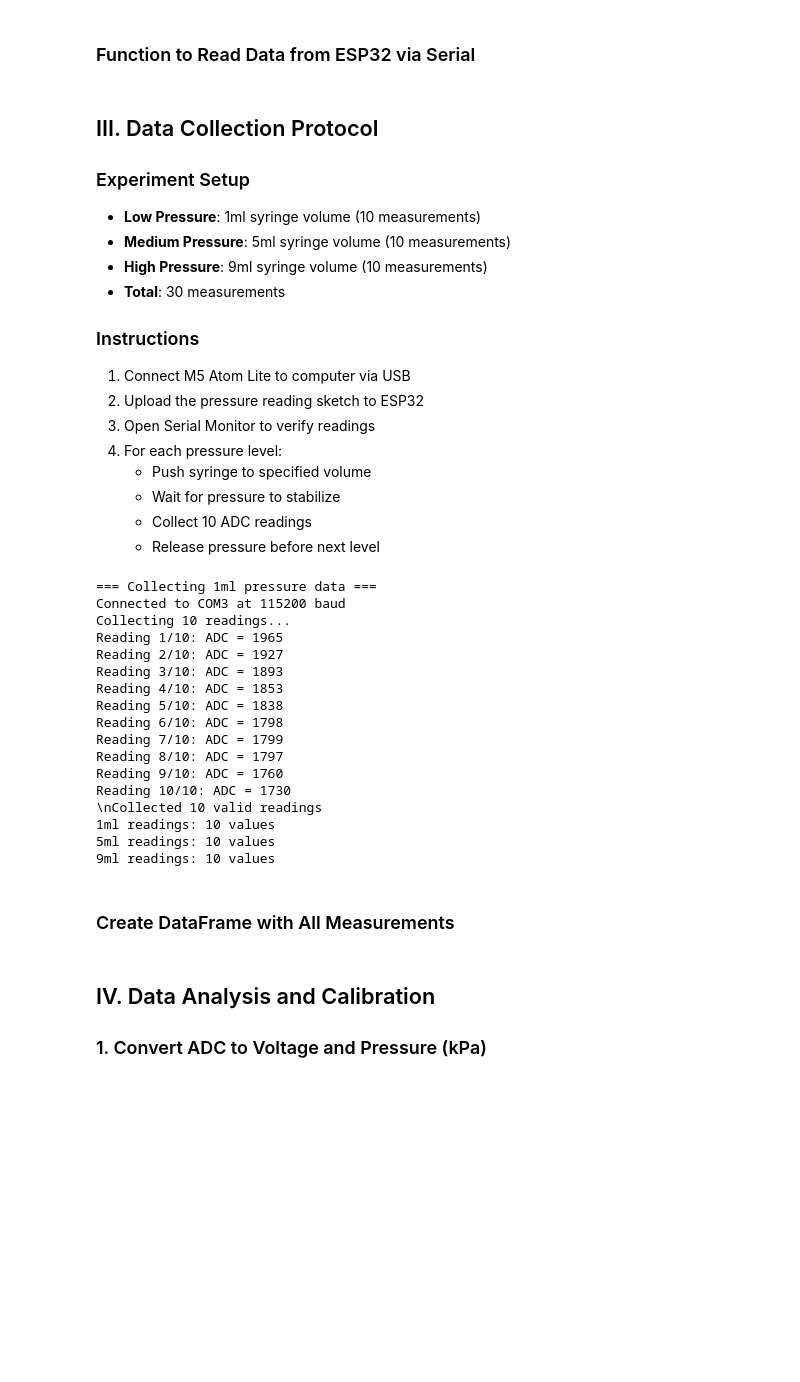
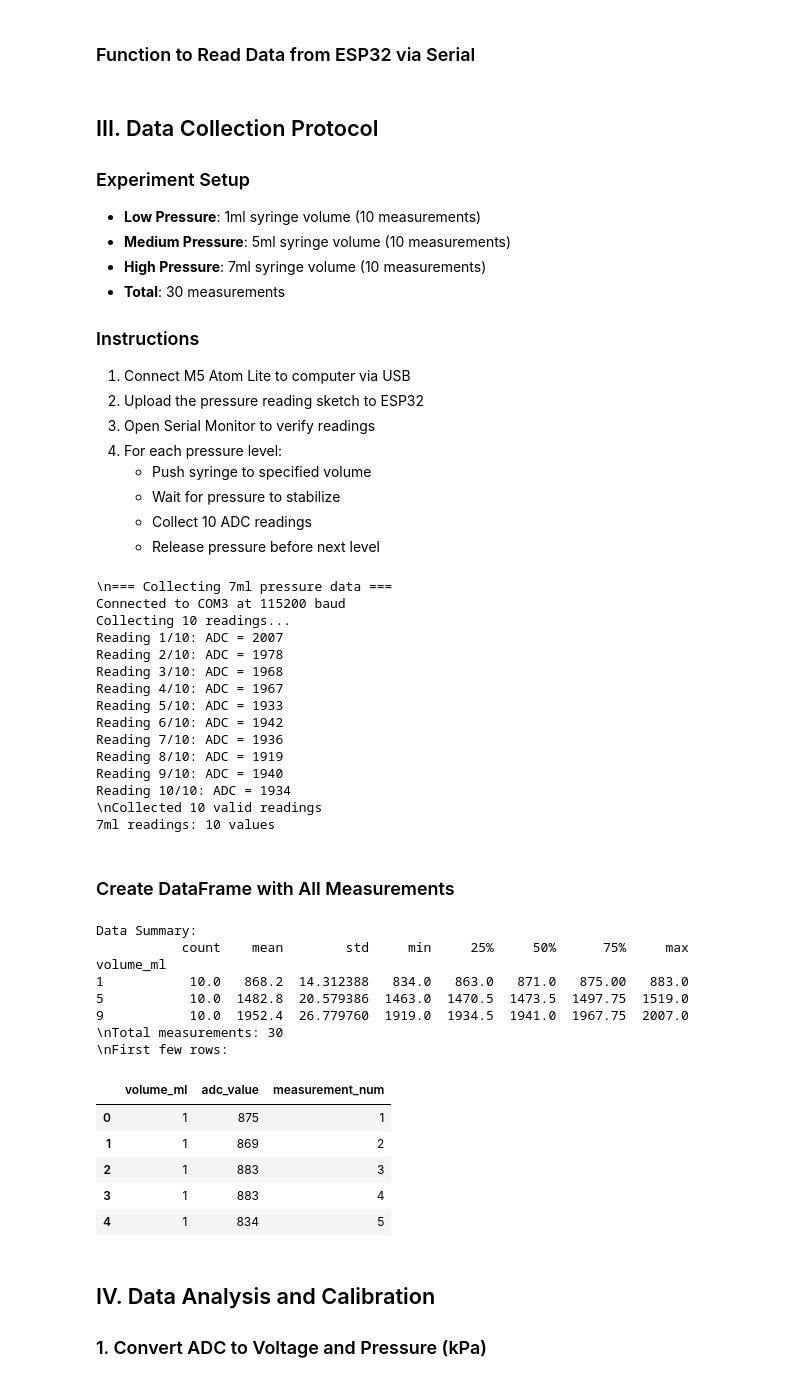
Before and after one commit to jyriandut/m5sensor, a Jupyter notebook: Georg/Labor1/Pressure/jupiter/pressure_calibration.ipynb, the cells around one changed output. Saved outputs shown, nothing was run; the diff lists cells and outputs as text; code cells hidden in the pictures; blank space fills up the shorter version.

```diff
--- a/Georg/Labor1/Pressure/jupiter/pressure_calibration.ipynb
+++ b/Georg/Labor1/Pressure/jupiter/pressure_calibration.ipynb
@@ -107,7 +107,7 @@ def read_pressure_from_esp32(port='COM3', baudrate=115200, num_readings=10, dela
 ### Experiment Setup
 - **Low Pressure**: 1ml syringe volume (10 measurements)
 - **Medium Pressure**: 5ml syringe volume (10 measurements)
-- **High Pressure**: 9ml syringe volume (10 measurements)
+- **High Pressure**: 7ml syringe volume (10 measurements)
 - **Total**: 30 measurements
 
 ### Instructions
@@ -121,14 +121,14 @@ def read_pressure_from_esp32(port='COM3', baudrate=115200, num_readings=10, dela
    - Release pressure before next level
 # %%
 # Option 1: Collect data from ESP32 (uncomment when ready)
-print("=== Collecting 1ml pressure data ===")
-adc_1ml = read_pressure_from_esp32(port='COM3', num_readings=10)
+#print("=== Collecting 1ml pressure data ===")
+#adc_1ml = read_pressure_from_esp32(port='COM3', num_readings=10)
 #
-# print("\\n=== Collecting 5ml pressure data ===")
-# adc_5ml = read_pressure_from_esp32(port='COM3', num_readings=10)
+#print("\\n=== Collecting 5ml pressure data ===")
+#adc_5ml = read_pressure_from_esp32(port='COM3', num_readings=10)
 #
-# print("\\n=== Collecting 9ml pressure data ===")
-# adc_9ml = read_pressure_from_esp32(port='COM3', num_readings=10)
+print("\\n=== Collecting 7ml pressure data ===")
+adc_7ml = read_pressure_from_esp32(port='COM3', num_readings=10)
 
 # Option 2: Manual data entry (use this if collecting data separately)
 # Replace these example values with your actual measurements
@@ -136,46 +136,59 @@ adc_1ml = read_pressure_from_esp32(port='COM3', num_readings=10)
 # adc_5ml = [2100, 2105, 2098, 2103, 2101, 2099, 2104, 2102, 2100, 2097]  # Example data
 # adc_9ml = [3000, 3005, 2998, 3003, 3001, 2999, 3004, 3002, 3000, 2997]  # Example data
 
-print(f"1ml readings: {len(adc_1ml)} values")
-print(f"5ml readings: {len(adc_5ml)} values")
-print(f"9ml readings: {len(adc_9ml)} values")
+#print(f"1ml readings: {len(adc_1ml)} values")
+#print(f"5ml readings: {len(adc_5ml)} values")
+print(f"7ml readings: {len(adc_7ml)} values")
 # %% [output]
-=== Collecting 1ml pressure data ===
+\n=== Collecting 7ml pressure data ===
 Connected to COM3 at 115200 baud
 Collecting 10 readings...
-Reading 1/10: ADC = 1965
-Reading 2/10: ADC = 1927
-Reading 3/10: ADC = 1893
-Reading 4/10: ADC = 1853
-Reading 5/10: ADC = 1838
-Reading 6/10: ADC = 1798
-Reading 7/10: ADC = 1799
-Reading 8/10: ADC = 1797
-Reading 9/10: ADC = 1760
-Reading 10/10: ADC = 1730
+Reading 1/10: ADC = 2007
+Reading 2/10: ADC = 1978
+Reading 3/10: ADC = 1968
+Reading 4/10: ADC = 1967
+Reading 5/10: ADC = 1933
+Reading 6/10: ADC = 1942
+Reading 7/10: ADC = 1936
+Reading 8/10: ADC = 1919
+Reading 9/10: ADC = 1940
+Reading 10/10: ADC = 1934
 \nCollected 10 valid readings
-1ml readings: 10 values
-5ml readings: 10 values
-9ml readings: 10 values
+7ml readings: 10 values
 # %% [markdown]
 ### Create DataFrame with All Measurements
 # %%
 # Create DataFrame
 data = {
-    'volume_ml': [1]*len(adc_1ml) + [5]*len(adc_5ml) + [9]*len(adc_9ml),
-    'adc_value': adc_1ml + adc_5ml + adc_9ml
+    'volume_ml': [1]*len(adc_1ml) + [5]*len(adc_5ml) + [9]*len(adc_7ml),
+    'adc_value': adc_1ml + adc_5ml + adc_7ml
 }
 
 df = pd.DataFrame(data)
 
 # Add measurement number for each volume level
 df['measurement_num'] = df.groupby('volume_ml').cumcount() + 1
 
 print("Data Summary:")
 print(df.groupby('volume_ml')['adc_value'].describe())
 print(f"\\nTotal measurements: {len(df)}")
 print("\\nFirst few rows:")
 df.head()
+# %% [output]
+Data Summary:
+           count    mean        std     min     25%     50%      75%     max
+volume_ml
+1           10.0   868.2  14.312388   834.0   863.0   871.0   875.00   883.0
+5           10.0  1482.8  20.579386  1463.0  1470.5  1473.5  1497.75  1519.0
+9           10.0  1952.4  26.779760  1919.0  1934.5  1941.0  1967.75  2007.0
+\nTotal measurements: 30
+\nFirst few rows:
+|  | volume_ml | adc_value | measurement_num |
+| 0 | 1 | 875 | 1 |
+| 1 | 1 | 869 | 2 |
+| 2 | 1 | 883 | 3 |
+| 3 | 1 | 883 | 4 |
+| 4 | 1 | 834 | 5 |
 # %% [markdown]
 ## IV. Data Analysis and Calibration
 
```
Also changed, not shown: parts of 8 cells of this notebook, 2 other files.
